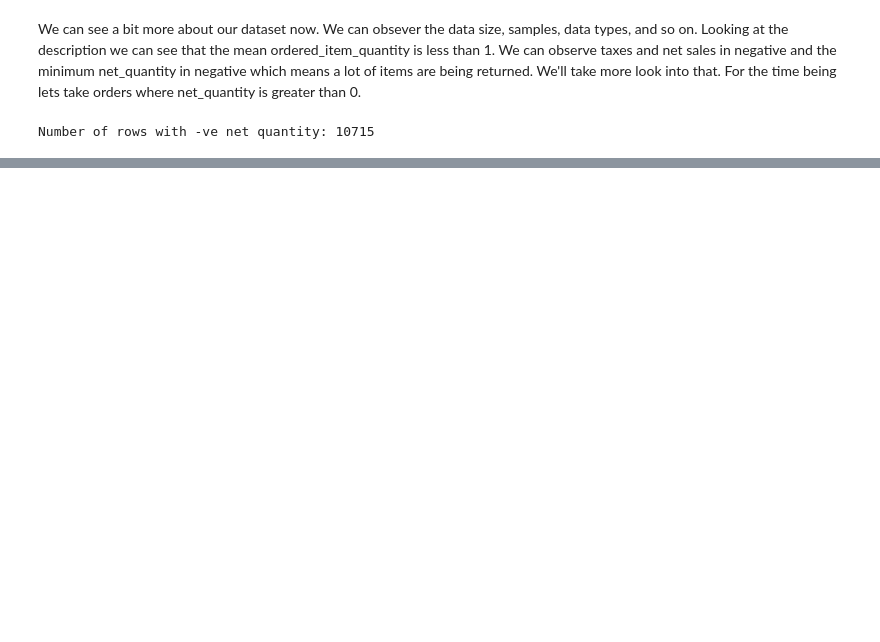
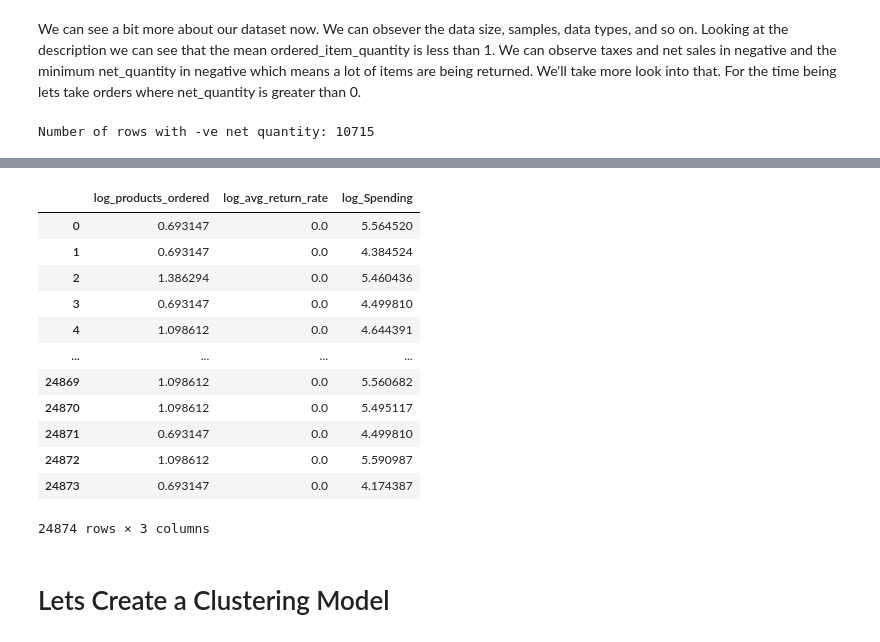
Before and after one commit to gaurabdhg/Kaggle_quickies, a Jupyter notebook: customer-segmentation.ipynb, the cells around one changed output, grey strips where cells are left out. Saved outputs shown, nothing was run; the diff lists cells and outputs as text; code cells hidden in the pictures; blank space fills up the shorter version.

Commit message:
Kaggle Notebook | Customer Segmentation | Version 2

```diff
--- a/customer-segmentation.ipynb
+++ b/customer-segmentation.ipynb
@@ -75,0 +147,3 @@ Number of rows with -ve net quantity: 10715
+# %%
+#add this to the original dataframe
+customers=pd.merge(customers,customer_returns,on="customer_id")
@@ -75,0 +153,9 @@ Number of rows with -ve net quantity: 10715
+# %%
+spending=(data.groupby("customer_id")
+          .total_sales
+          .sum()
+          .reset_index())
+spending.rename(columns={"total_sales":"Spending"},inplace=True)
+# %%
+#adding spendings to merge_df
+customers=customers.merge(spending,on="customer_id")
@@ -75,0 +166,4 @@ Number of rows with -ve net quantity: 10715
+# %%
+#dropping the id since its not a feature
+customers.drop(columns="customer_id",inplace=True)
+customers.head()
@@ -75,0 +255,20 @@ Number of rows with -ve net quantity: 10715
+# %%
+#we'll use all the rows and only the log of data for our model
+filter_data=customers.iloc[:,3:]
+filter_data
+# %% [output]
+|  | log_products_ordered | log_avg_return_rate | log_Spending |
+| 0 | 0.693147 | 0.0 | 5.564520 |
+| 1 | 0.693147 | 0.0 | 4.384524 |
+| 2 | 1.386294 | 0.0 | 5.460436 |
+| 3 | 0.693147 | 0.0 | 4.499810 |
+| 4 | 1.098612 | 0.0 | 4.644391 |
+| ... | ... | ... | ... |
+| 24869 | 1.098612 | 0.0 | 5.560682 |
+| 24870 | 1.098612 | 0.0 | 5.495117 |
+| 24871 | 0.693147 | 0.0 | 4.499810 |
+| 24872 | 1.098612 | 0.0 | 5.590987 |
+| 24873 | 0.693147 | 0.0 | 4.174387 |
+24874 rows × 3 columns
+# %% [markdown]
+# Lets Create a Clustering Model
```
Also changed, not shown: parts of 37 cells of this notebook.
